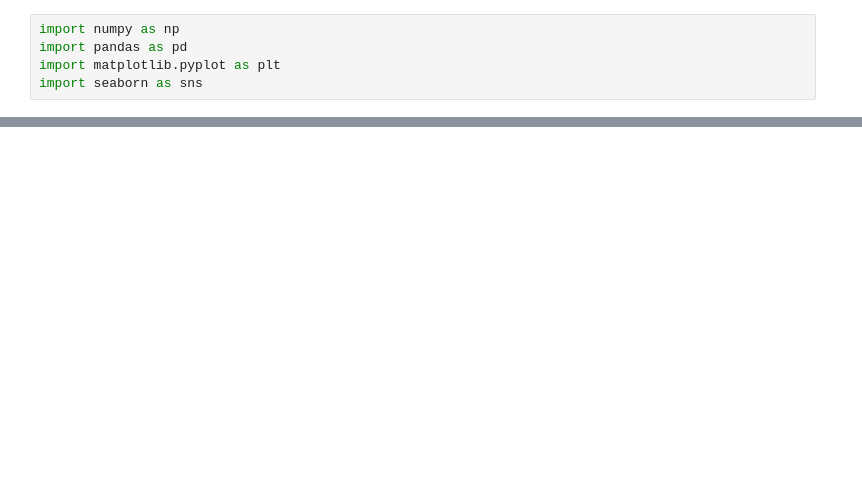
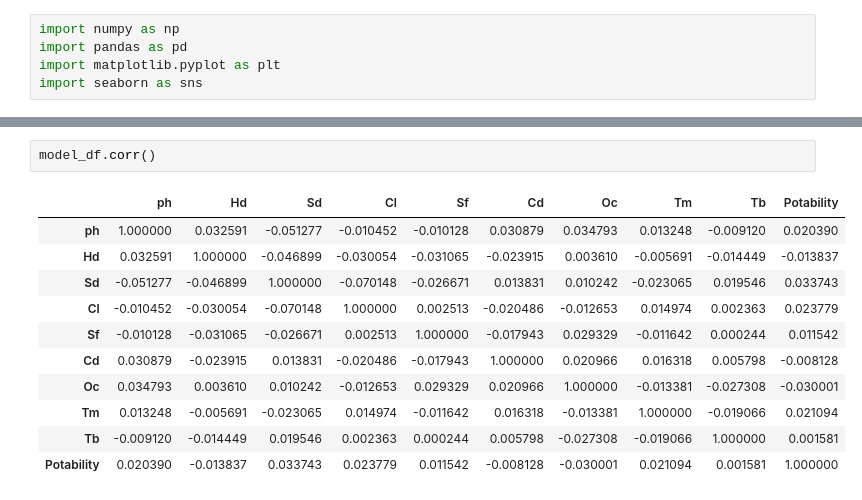
Before and after one commit to abhikenobi/Data-Morphin-Power-Rangers, a Jupyter notebook: Model 1 FillNa.ipynb, the cells around one changed output, grey strips where cells are left out. Drawn from its saved outputs; the diff is of its cells as text; blank space fills up the shorter version.

```diff
--- a/Model 1 FillNa.ipynb
+++ b/Model 1 FillNa.ipynb
@@ -22,0 +79,14 @@ model_df
+# %%
+model_df.corr()
+# %% [output]
+|  | ph | Hd | Sd | Cl | Sf | Cd | Oc | Tm | Tb | Potability |
+| ph | 1.000000 | 0.032591 | -0.051277 | -0.010452 | -0.010128 | 0.030879 | 0.034793 | 0.013248 | -0.009120 | 0.020390 |
+| Hd | 0.032591 | 1.000000 | -0.046899 | -0.030054 | -0.031065 | -0.023915 | 0.003610 | -0.005691 | -0.014449 | -0.013837 |
+| Sd | -0.051277 | -0.046899 | 1.000000 | -0.070148 | -0.026671 | 0.013831 | 0.010242 | -0.023065 | 0.019546 | 0.033743 |
+| Cl | -0.010452 | -0.030054 | -0.070148 | 1.000000 | 0.002513 | -0.020486 | -0.012653 | 0.014974 | 0.002363 | 0.023779 |
+| Sf | -0.010128 | -0.031065 | -0.026671 | 0.002513 | 1.000000 | -0.017943 | 0.029329 | -0.011642 | 0.000244 | 0.011542 |
+| Cd | 0.030879 | -0.023915 | 0.013831 | -0.020486 | -0.017943 | 1.000000 | 0.020966 | 0.016318 | 0.005798 | -0.008128 |
+| Oc | 0.034793 | 0.003610 | 0.010242 | -0.012653 | 0.029329 | 0.020966 | 1.000000 | -0.013381 | -0.027308 | -0.030001 |
+| Tm | 0.013248 | -0.005691 | -0.023065 | 0.014974 | -0.011642 | 0.016318 | -0.013381 | 1.000000 | -0.019066 | 0.021094 |
+| Tb | -0.009120 | -0.014449 | 0.019546 | 0.002363 | 0.000244 | 0.005798 | -0.027308 | -0.019066 | 1.000000 | 0.001581 |
+| Potability | 0.020390 | -0.013837 | 0.033743 | 0.023779 | 0.011542 | -0.008128 | -0.030001 | 0.021094 | 0.001581 | 1.000000 |
```
Also changed, not shown: parts of 46 cells of this notebook, 15 other files.
